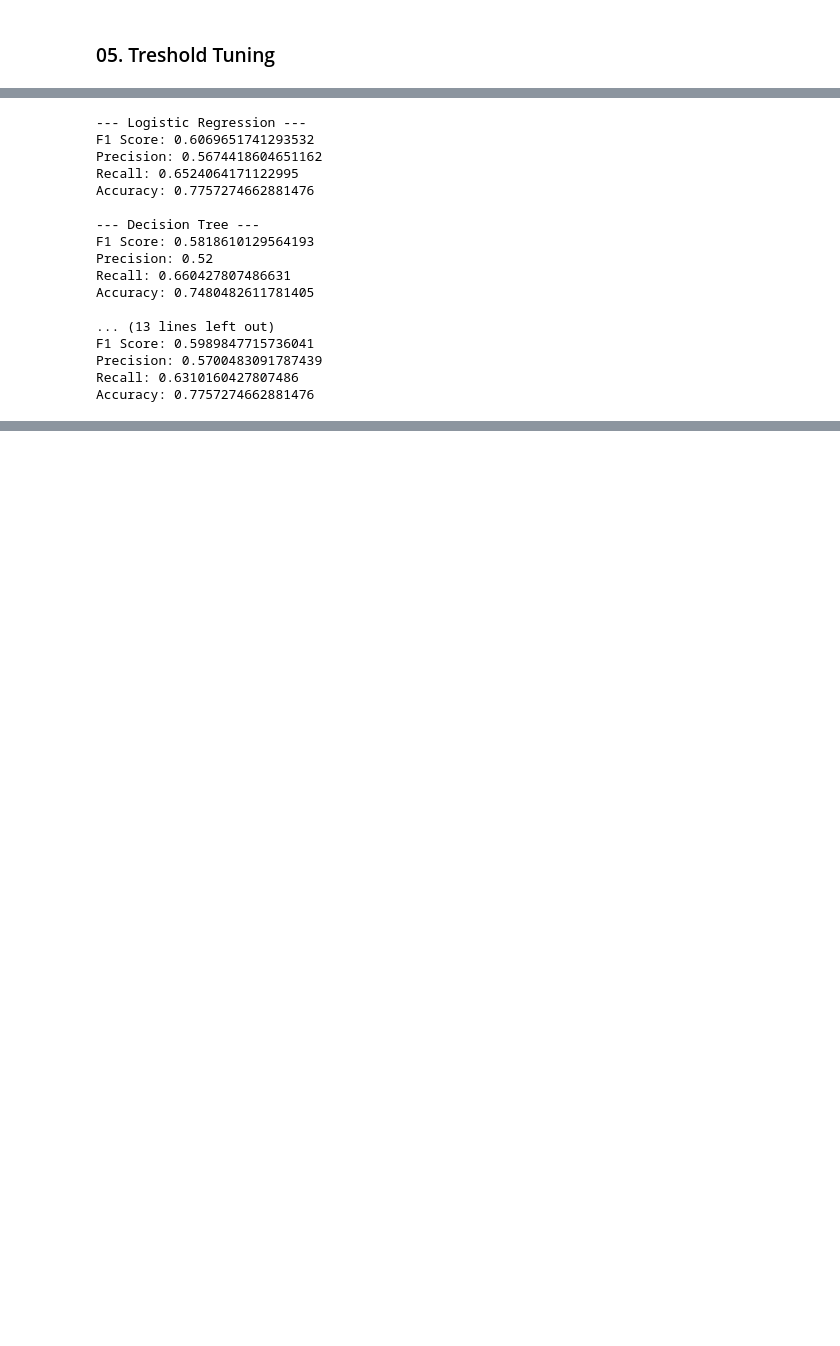
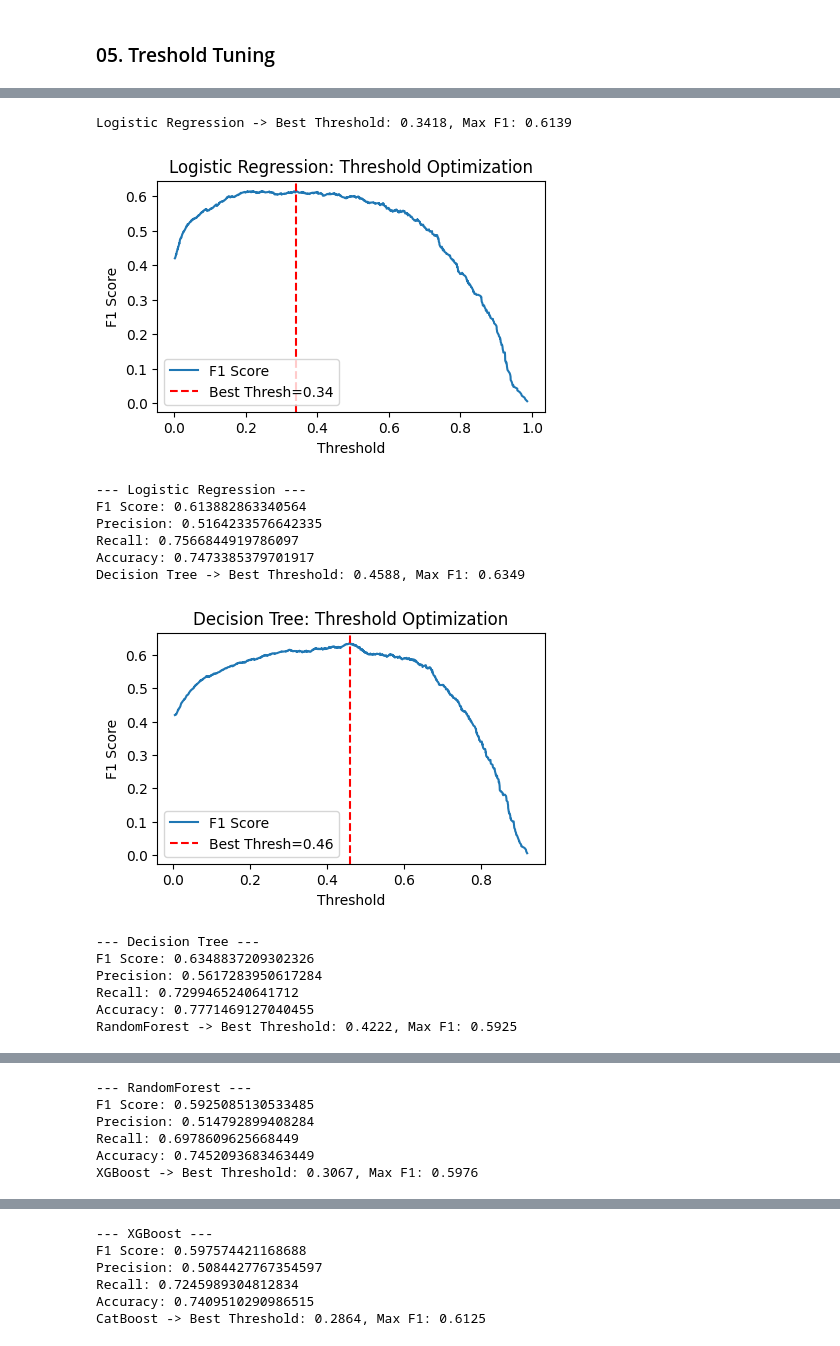
Before and after one commit to p-sahas/advanced-telco-customer-churn, a Jupyter notebook: Notebooks/03_model_deploment.ipynb, the cells around one changed output, grey strips where cells are left out. Saved outputs shown, nothing was run; the diff lists cells and outputs as text; code cells hidden in the pictures; blank space fills up the shorter version.

```diff
--- a/Notebooks/03_model_deploment.ipynb
+++ b/Notebooks/03_model_deploment.ipynb
@@ -390,34 +418,34 @@ weighted avg       0.78      0.78      0.78      1409
 # %%
 for i, (name, model) in enumerate(best_models.items()):
     # Predictions
-    y_pred = model.predict(X_test)
+    # y_pred = model.predict(X_test)
+    best_thresh = find_optimal_threshold(y_test, y_proba, name)
+    y_pred = (y_proba >= best_thresh).astype(int)
     try:
         y_proba = model.predict_proba(X_test)[:, 1]
     except AttributeError:
         y_proba = model.decision_function(X_test)
         # Min-max scale to 0-1 for plotting simple ROC curve approximation or just leave as is for ranking
         y_proba = (y_proba - y_proba.min()) / (y_proba.max() - y_proba.min())
 
     print(f"\n--- {name} ---")
     print("F1 Score:", f1_score(y_test, y_pred))
     print("Precision:", precision_score(y_test, y_pred))
     print("Recall:", recall_score(y_test, y_pred))
     print("Accuracy:", accuracy_score(y_test, y_pred))
 # %% [output]
---- Logistic Regression ---
-F1 Score: 0.6069651741293532
-Precision: 0.5674418604651162
-Recall: 0.6524064171122995
-Accuracy: 0.7757274662881476
-
---- Decision Tree ---
-F1 Score: 0.5818610129564193
-Precision: 0.52
-Recall: 0.660427807486631
-Accuracy: 0.7480482611781405
-
-... (13 lines left out)
-F1 Score: 0.5989847715736041
-Precision: 0.5700483091787439
-Recall: 0.6310160427807486
-Accuracy: 0.7757274662881476
+Logistic Regression -> Best Threshold: 0.3418, Max F1: 0.6139
+[figure, added]
+--- Logistic Regression ---
+F1 Score: 0.613882863340564
+Precision: 0.5164233576642335
+Recall: 0.7566844919786097
+Accuracy: 0.7473385379701917
+Decision Tree -> Best Threshold: 0.4588, Max F1: 0.6349
+[figure, added]
+--- Decision Tree ---
+F1 Score: 0.6348837209302326
+Precision: 0.5617283950617284
+Recall: 0.7299465240641712
+Accuracy: 0.7771469127040455
+RandomForest -> Best Threshold: 0.4222, Max F1: 0.5925
@@ -423,0 +453,6 @@ Accuracy: 0.7757274662881476
+--- RandomForest ---
+F1 Score: 0.5925085130533485
+Precision: 0.514792899408284
+Recall: 0.6978609625668449
+Accuracy: 0.7452093683463449
+XGBoost -> Best Threshold: 0.3067, Max F1: 0.5976
@@ -423,0 +460,6 @@ Accuracy: 0.7757274662881476
+--- XGBoost ---
+F1 Score: 0.597574421168688
+Precision: 0.5084427767354597
+Recall: 0.7245989304812834
+Accuracy: 0.7409510290986515
+CatBoost -> Best Threshold: 0.2864, Max F1: 0.6125
```
Also changed, not shown: parts of 6 cells of this notebook, 3 other files.
